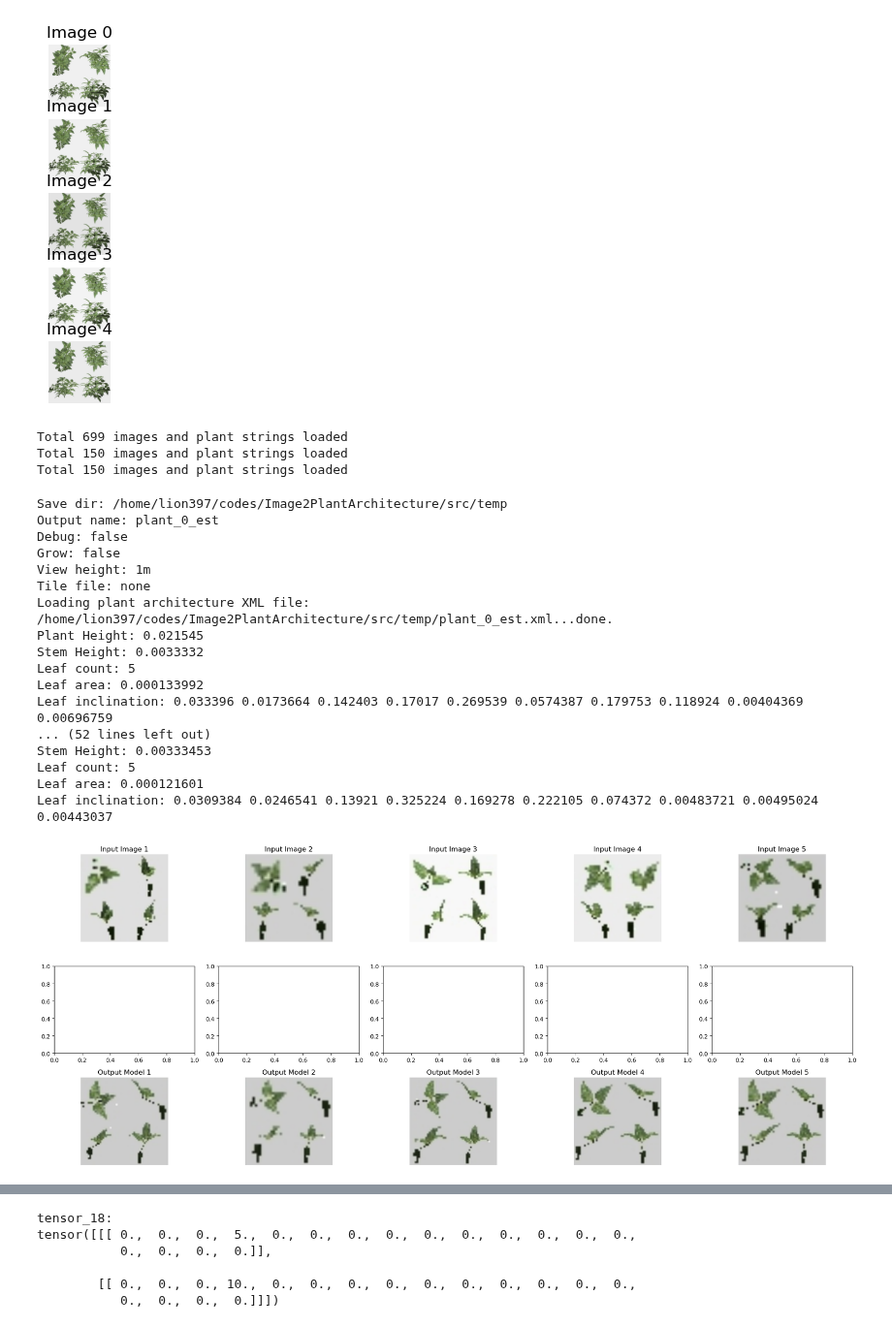
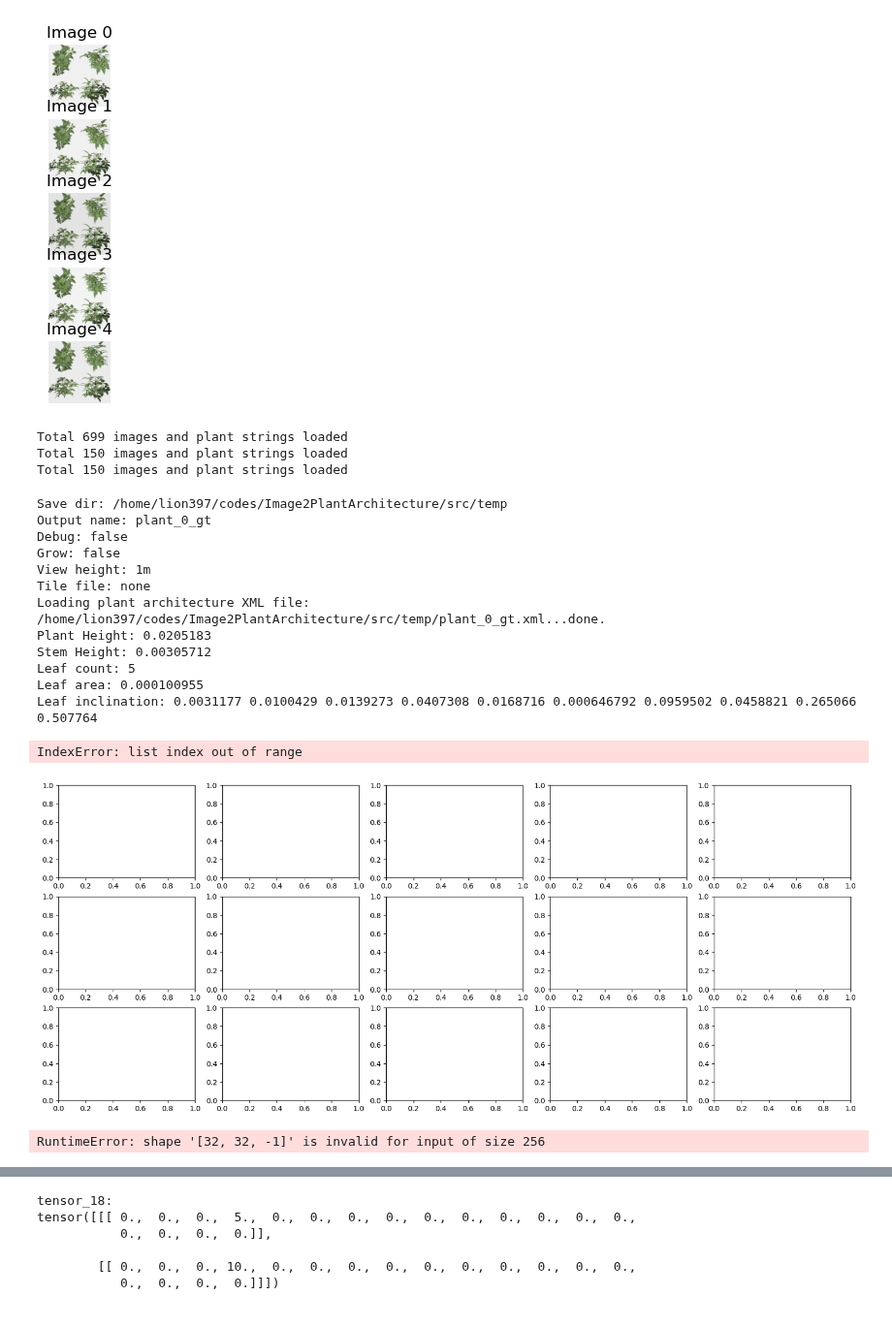
Before and after one commit to GEMINI-Breeding/Image2PlantArchitecture, a Jupyter notebook: src/evaluate_sideview.ipynb, the cells around one changed output, grey strips where cells are left out. Shown at 97% size. Drawn from its saved outputs; the diff is of its cells as text; code cells hidden in the pictures.

```diff
--- a/src/evaluate_sideview.ipynb
+++ b/src/evaluate_sideview.ipynb
@@ -79,7 +73,7 @@ import torch
 import cv2
 import numpy as np
 import matplotlib.pyplot as plt
-from plant_tokenizer import SOS_vec_padded,    SOS_token, EOS_token
+from plant_tokenizer import SOS_TOKEN, EOS_TOKEN
 from models.model import get_tgt_mask
 from plant_dataset import PlantDataset, load_sideview_images
 from image_process import process_leaf_image
@@ -95,7 +89,7 @@ import joblib
 from models.plightning import MainModule
 from string_to_xml_to_vec import string2vec, vec2string, vec2xml, pretty_print_xml
 # model = MainModule()
-model_checkpoint_name = "../log/20250318_Quantization_Regression/version_1/checkpoints/best_epoch=53.ckpt"
+model_checkpoint_name = "../log/20250319_Quantize_Small_Day1/version_0/checkpoints/last.ckpt"
 model = MainModule.load_from_checkpoint(model_checkpoint_name)
 model.eval()
 # model.freeze()
@@ -107,7 +101,7 @@ from models.plightning import MainDataModule
 datamodule = MainDataModule(dataset_dir,
                             image_size=model.image_size,
                             load_depth=False,
-                            train_batch_size=1, num_workers=0, process_leaf=True, preload=False, side_view=True,
+                            train_batch_size=1, num_workers=0, process_leaf=True, preload=False, side_view=False,
                             partial_data=0.1,
                             growth_stages = ["01"])
 # datamodule.setup(growth_stages=growth_stages)
@@ -172,13 +166,13 @@ for idx, (image, plant_info, out, lengths) in enumerate(dataloader):
     with open(plant_xml_file_name, "w") as f:
         f.write(plant_xml_str)
 
-    if 0:
+    if 1:
         re_render_xml(os.path.abspath(temp_folder), os.path.abspath(plant_xml_file_name))
-        img = cv2.imread(plant_xml_file_name.replace("xml","jpeg"))
         if 0:
             leaf_area, plant_width, plant_height, leaf_img, _ = process_leaf_image(img, sqaure_crop=False, thr=0.2)
             img = cv2.resize(leaf_img, (image_size, image_size))
         else:
+            img = cv2.imread(plant_xml_file_name.replace("xml","jpeg"))
             img = cv2.resize(img, (image_size, image_size))
         gt_img = img.copy()
 
@@ -206,42 +200,75 @@ for idx, (image, plant_info, out, lengths) in enumerate(dataloader):
     row, col = divmod(idx, n_figures)
     axes[row, col].imshow(image_vis[:, :, 0:3])
     axes[row, col].set_title(f"Input Image {idx + 1}")
     axes[row, col].axis('off')
 
     # axes[row+1, col].imshow(gt_img[:, :, 0:3])
     # axes[row+1, col].set_title(f"Re-Renderd Image {idx + 1}")
     # axes[row+1, col].axis('off')
 
     # depth = model.predicted_depth.squeeze().cpu()
     # axes[row+1, col].imshow(depth)
     # axes[row+1, col].set_title(f"Estimated Depth Image {idx + 1}")
     # axes[row+1, col].axis('off')
 
     axes[row + 2, col].imshow(img)
     axes[row + 2, col].set_title(f"Output Model {idx + 1}")
     axes[row + 2, col].axis('off')
 
 plt.tight_layout()
 plt.show()
 # %% [output]
 Total 699 images and plant strings loaded
 Total 150 images and plant strings loaded
 Total 150 images and plant strings loaded
 Save dir: /home/lion397/codes/Image2PlantArchitecture/src/temp
-Output name: plant_0_est
+Output name: plant_0_gt
 Debug: false
 Grow: false
 View height: 1m
 Tile file: none
-Loading plant architecture XML file: /home/lion397/codes/Image2PlantArchitecture/src/temp/plant_0_est.xml...done.
-Plant Height: 0.021545
-Stem Height: 0.0033332
+Loading plant architecture XML file: /home/lion397/codes/Image2PlantArchitecture/src/temp/plant_0_gt.xml...done.
+Plant Height: 0.0205183
+Stem Height: 0.00305712
 Leaf count: 5
-Leaf area: 0.000133992
-Leaf inclination: 0.033396 0.0173664 0.142403 0.17017 0.269539 0.0574387 0.179753 0.118924 0.00404369 0.00696759
-... (52 lines left out)
-Stem Height: 0.00333453
-Leaf count: 5
-Leaf area: 0.000121601
-Leaf inclination: 0.0309384 0.0246541 0.13921 0.325224 0.169278 0.222105 0.074372 0.00483721 0.00495024 0.00443037
+Leaf area: 0.000100955
+Leaf inclination: 0.0031177 0.0100429 0.0139273 0.0407308 0.0168716 0.000646792 0.0959502 0.0458821 0.265066 0.507764
+IndexError: list index out of range
-[figure, old version]
+[figure, new version]
+# %%
+import torchvision.transforms as T
+# Visualize Vision Transformer Output
+num_patches = 16
+for idx, (image, plant_info, out, lengths) in enumerate(dataloader):
+    image = image.to(device)
+    plant_info = plant_info.to(device)
+    feature = model.image_encoder(image, plant_info)
+
+    # Convert image to NumPy
+    image_np = T.ToPILImage()(image[0].cpu())
+    feature_map_overlay = feature[:, :256, 0].reshape(num_patches, num_patches, -1).detach().cpu().numpy()
+    feature_map_resized = cv2.resize(feature_map_overlay, image_np.size[::-1])
+
+    # Create 1x2 subplot
+    fig, axes = plt.subplots(1, 2, figsize=(12, 6))
+
+    # Plot original image
+    axes[0].imshow(image_np)
+    axes[0].set_title("Original Image")
+    axes[0].axis("off")
+
+    # Plot feature map overlay
+    #im = axes[1].imshow(image_np)
+    im = axes[1].imshow(feature_map_resized, cmap='jet', alpha=1.0)
+    axes[1].set_title("Feature Map Overlay")
+    axes[1].axis("off")
+
+    # Add colorbar to the second subplot
+    cbar = fig.colorbar(im, ax=axes[1], fraction=0.046, pad=0.04)
+    cbar.set_label("Feature Intensity")
+
+    plt.tight_layout()
+    plt.show()
+    break
+# %% [output]
+RuntimeError: shape '[32, 32, -1]' is invalid for input of size 256
```
Also changed, not shown: parts of 3 cells of this notebook, 8 other files.
